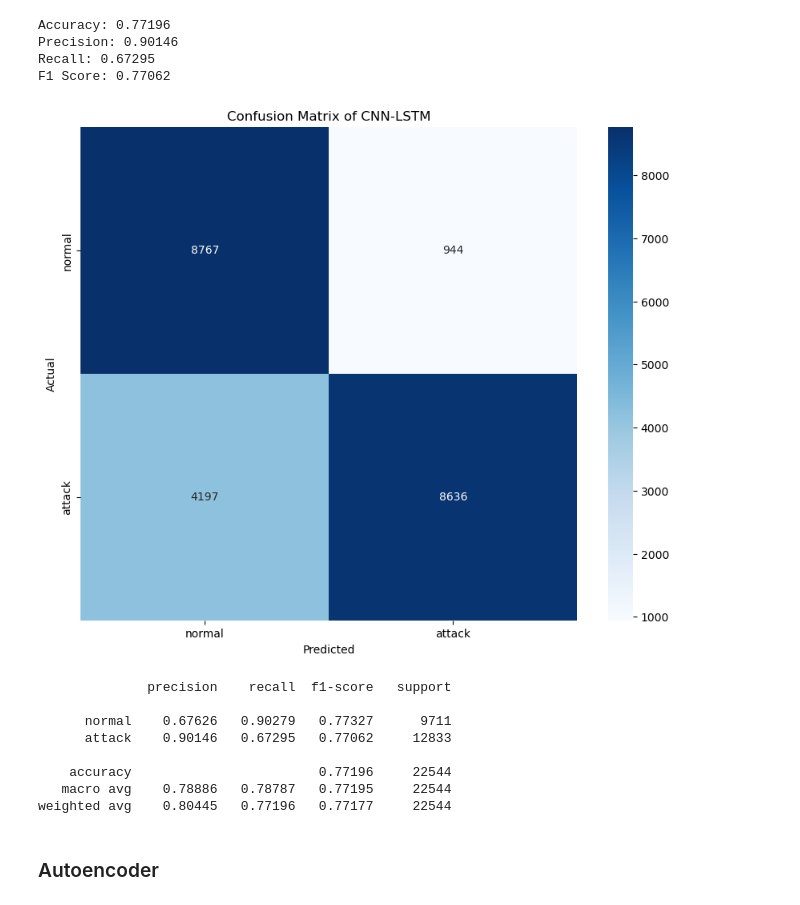
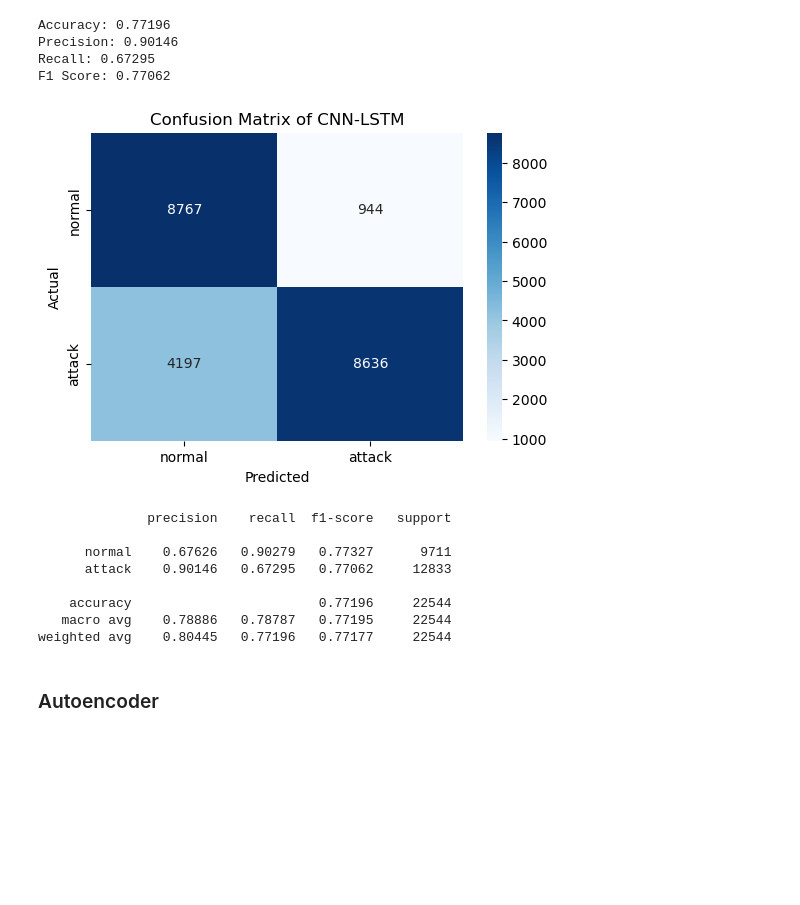
Before and after one commit to luisdavidgarcia/DDoS-Hybrid-Detection-System, a Jupyter notebook: notebooks/results_nsl-kdd_binary.ipynb, the cells around one changed output. Saved outputs shown, nothing was run; the diff lists cells and outputs as text; code cells hidden in the pictures; blank space fills up the shorter version.

```diff
--- a/notebooks/results_nsl-kdd_binary.ipynb
+++ b/notebooks/results_nsl-kdd_binary.ipynb
@@ -596,27 +616,27 @@ F1 Score: 0.77062
 # %%
 from sklearn.metrics import confusion_matrix, classification_report
 import seaborn as sns
 import matplotlib.pyplot as plt
 
 # Convert 'attack'/'normal' back to numeric for evaluation
 y_test_numeric = [1 if label == 'attack' else 0 for label in y_test_decoded]
 y_pred_numeric = [1 if label == 'attack' else 0 for label in y_pred_decoded]
 
 # Generate the confusion matrix
 conf_matrix = confusion_matrix(y_test_numeric, y_pred_numeric)
 
 # Plot the confusion matrix
-plt.figure(figsize=(10, 8))
+plt.figure(figsize=(6, 4))
 sns.heatmap(conf_matrix, annot=True, fmt='d', cmap='Blues', xticklabels=['normal', 'attack'], yticklabels=['normal', 'attack'])
 plt.xlabel('Predicted')
 plt.ylabel('Actual')
 plt.title('Confusion Matrix of CNN-LSTM')
 plt.show()
 
 # Print the classification report
 print(classification_report(y_test_numeric, y_pred_numeric, target_names=['normal', 'attack'], digits=5))
 # %% [output]
-[figure, old version]
+[figure, new version]
               precision    recall  f1-score   support
 
       normal    0.67626   0.90279   0.77327      9711
```
Also changed, not shown: parts of 3 cells of this notebook, 1 other file.
